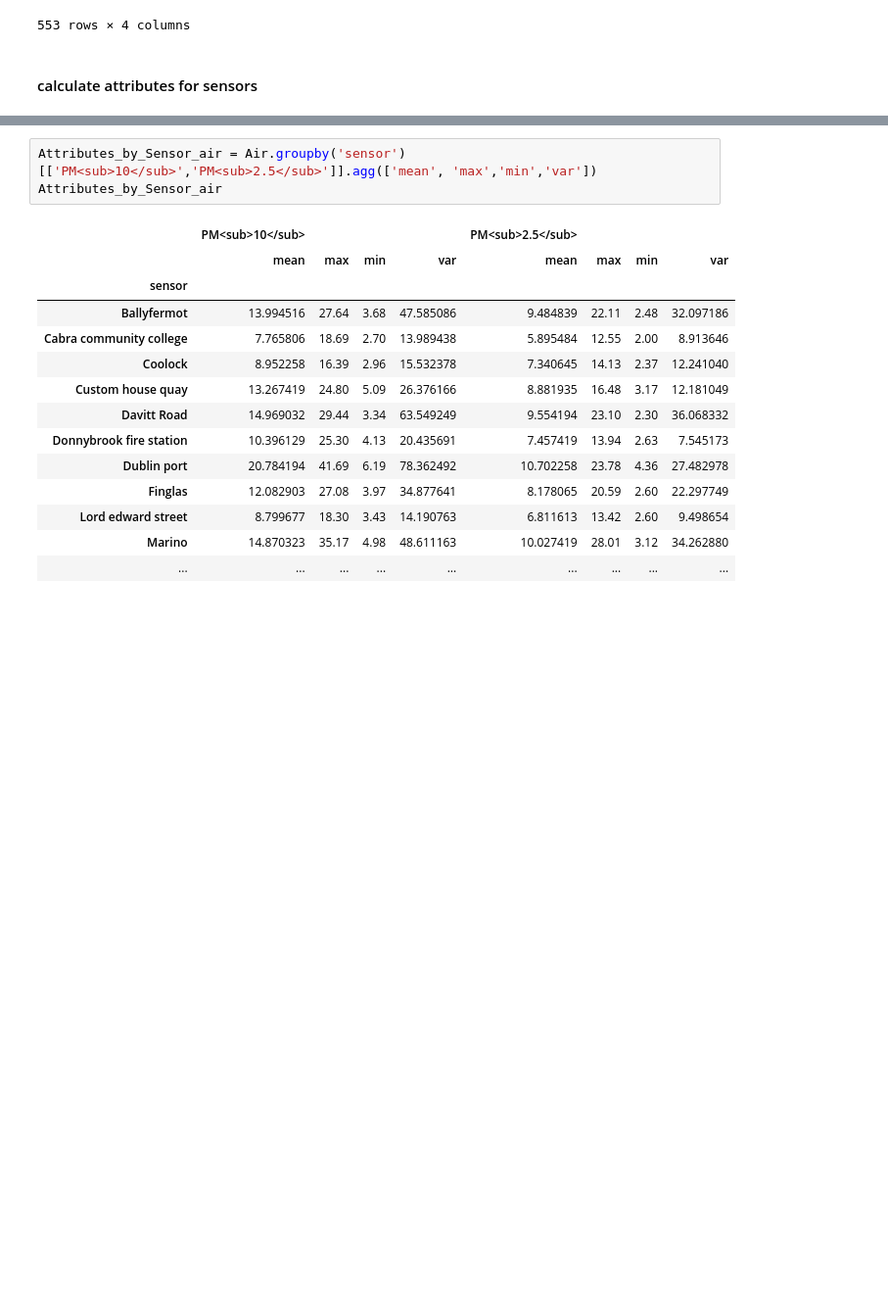
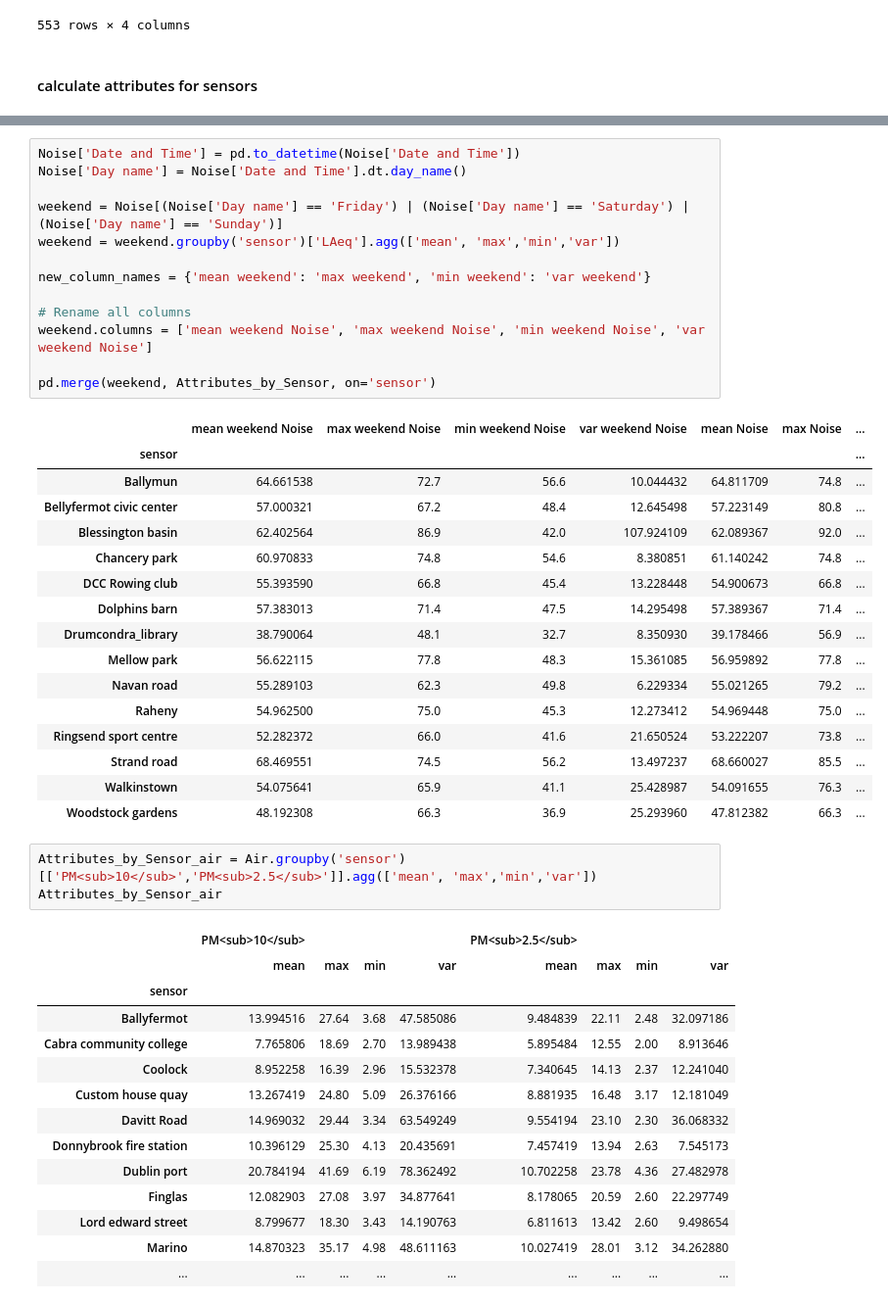
Before and after one commit to alexCCTcollege/Capstone, a Jupyter notebook: Transform.ipynb, the cells around one changed output, grey strips where cells are left out. Shown: that part at 98% size. Drawn from its saved outputs; the diff is of its cells as text; blank space fills up the shorter version.

```diff
--- a/Transform.ipynb
+++ b/Transform.ipynb
@@ -85,3 +109,33 @@ Attributes_by_Sensor = Noise.groupby('sensor')['LAeq'].agg(['mean', 'max','min',
+# %%
+Noise['Date and Time'] = pd.to_datetime(Noise['Date and Time'])
+Noise['Day name'] = Noise['Date and Time'].dt.day_name()
+
+weekend = Noise[(Noise['Day name'] == 'Friday') | (Noise['Day name'] == 'Saturday') | (Noise['Day name'] == 'Sunday')]
+weekend = weekend.groupby('sensor')['LAeq'].agg(['mean', 'max','min','var'])
+
+new_column_names = {'mean weekend': 'max weekend', 'min weekend': 'var weekend'}
+
+# Rename all columns
+weekend.columns = ['mean weekend Noise', 'max weekend Noise', 'min weekend Noise', 'var weekend Noise']
+
+pd.merge(weekend, Attributes_by_Sensor, on='sensor')
+# %% [output]
+|  | mean weekend Noise | max weekend Noise | min weekend Noise | var weekend Noise | mean Noise | max Noise | ... |
+| sensor |  |  |  |  |  |  | ... |
+| Ballymun | 64.661538 | 72.7 | 56.6 | 10.044432 | 64.811709 | 74.8 | ... |
+| Bellyfermot civic center | 57.000321 | 67.2 | 48.4 | 12.645498 | 57.223149 | 80.8 | ... |
+| Blessington basin | 62.402564 | 86.9 | 42.0 | 107.924109 | 62.089367 | 92.0 | ... |
+| Chancery park | 60.970833 | 74.8 | 54.6 | 8.380851 | 61.140242 | 74.8 | ... |
+| DCC Rowing club | 55.393590 | 66.8 | 45.4 | 13.228448 | 54.900673 | 66.8 | ... |
+| Dolphins barn | 57.383013 | 71.4 | 47.5 | 14.295498 | 57.389367 | 71.4 | ... |
+| Drumcondra_library | 38.790064 | 48.1 | 32.7 | 8.350930 | 39.178466 | 56.9 | ... |
+| Mellow park | 56.622115 | 77.8 | 48.3 | 15.361085 | 56.959892 | 77.8 | ... |
+| Navan road | 55.289103 | 62.3 | 49.8 | 6.229334 | 55.021265 | 79.2 | ... |
+| Raheny | 54.962500 | 75.0 | 45.3 | 12.273412 | 54.969448 | 75.0 | ... |
+| Ringsend sport centre | 52.282372 | 66.0 | 41.6 | 21.650524 | 53.222207 | 73.8 | ... |
+| Strand road | 68.469551 | 74.5 | 56.2 | 13.497237 | 68.660027 | 85.5 | ... |
+| Walkinstown | 54.075641 | 65.9 | 41.1 | 25.428987 | 54.091655 | 76.3 | ... |
+| Woodstock gardens | 48.192308 | 66.3 | 36.9 | 25.293960 | 47.812382 | 66.3 | ... |
 # %%
 Attributes_by_Sensor_air = Air.groupby('sensor')[['PM<sub>10</sub>','PM<sub>2.5</sub>']].agg(['mean', 'max','min','var'])
 Attributes_by_Sensor_air
```
Also changed, not shown: parts of 8 cells of this notebook.
